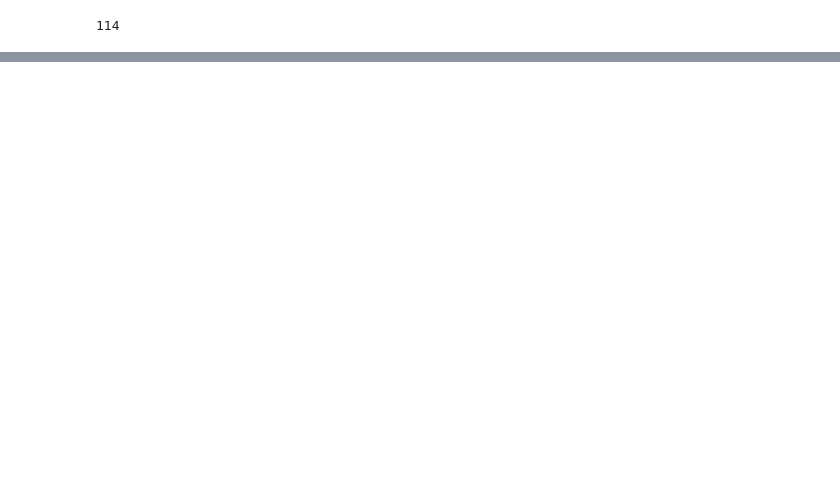
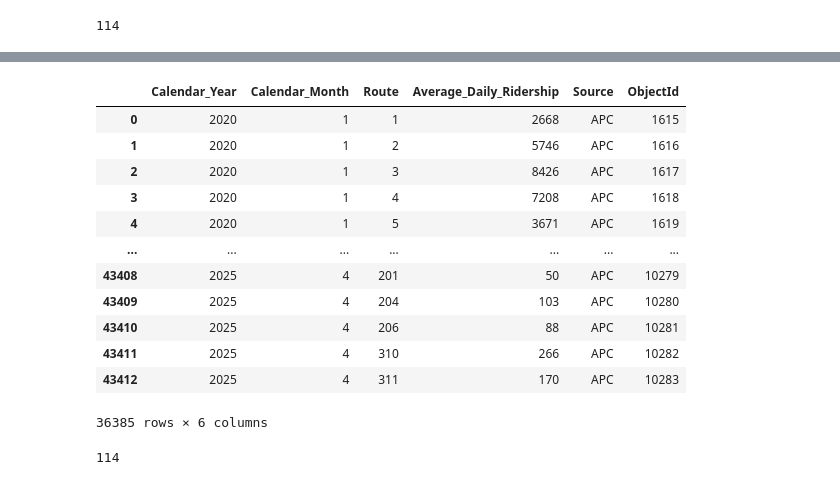
Before and after one commit to shawnthomas0507/SEPTA-Intelligence, a Jupyter notebook: SEPTA/testing..ipynb, the cells around one changed output, grey strips where cells are left out. Saved outputs shown, nothing was run; the diff lists cells and outputs as text; code cells hidden in the pictures; blank space fills up the shorter version.

```diff
--- a/SEPTA/testing..ipynb
+++ b/SEPTA/testing..ipynb
@@ -228,7 +228,7 @@ Importing plotly failed. Interactive plots will not work.
 # %%
 import pandas as pd
 # %%
-df=pd.read_csv("C:\\Users\\shawn\\OneDrive\\Desktop\\NewProject\\SEPTA_MODEL\\Artifacts\\output.csv")
+df=pd.read_csv("C:\\Users\\shawn\\OneDrive\\Desktop\\NewProject\\SEPTA_MODEL\\Artifacts\\ridership.csv")
 # %%
 df[df['Route']=='101']
 # %% [output]
@@ -313,3 +333,25 @@ len(routes_present)
+# %%
+filtered_df = df[df['Route'].isin(routes_present)]
+# %%
+filtered_df
+# %% [output]
+|  | Calendar_Year | Calendar_Month | Route | Average_Daily_Ridership | Source | ObjectId |
+| 0 | 2020 | 1 | 1 | 2668 | APC | 1615 |
+| 1 | 2020 | 1 | 2 | 5746 | APC | 1616 |
+| 2 | 2020 | 1 | 3 | 8426 | APC | 1617 |
+| 3 | 2020 | 1 | 4 | 7208 | APC | 1618 |
+| 4 | 2020 | 1 | 5 | 3671 | APC | 1619 |
+| ... | ... | ... | ... | ... | ... | ... |
+| 43408 | 2025 | 4 | 201 | 50 | APC | 10279 |
+| 43409 | 2025 | 4 | 204 | 103 | APC | 10280 |
+| 43410 | 2025 | 4 | 206 | 88 | APC | 10281 |
+| 43411 | 2025 | 4 | 310 | 266 | APC | 10282 |
+| 43412 | 2025 | 4 | 311 | 170 | APC | 10283 |
+36385 rows × 6 columns
+# %%
+len(filtered_df['Route'].unique())
+# %% [output]
+114
 # %%
 import requests
 # %%
```
Also changed, not shown: parts of 26 cells of this notebook, 4 other files.
